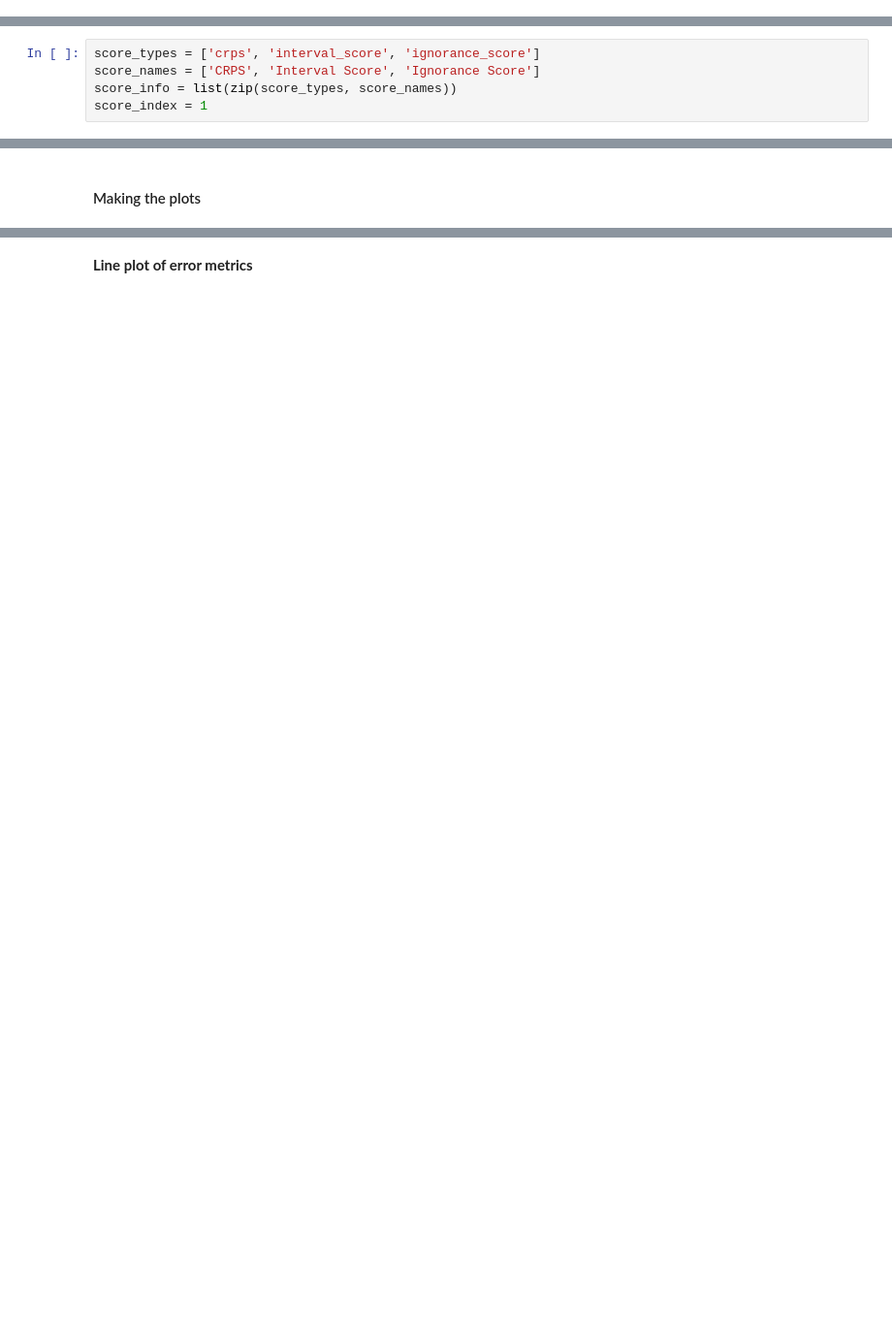
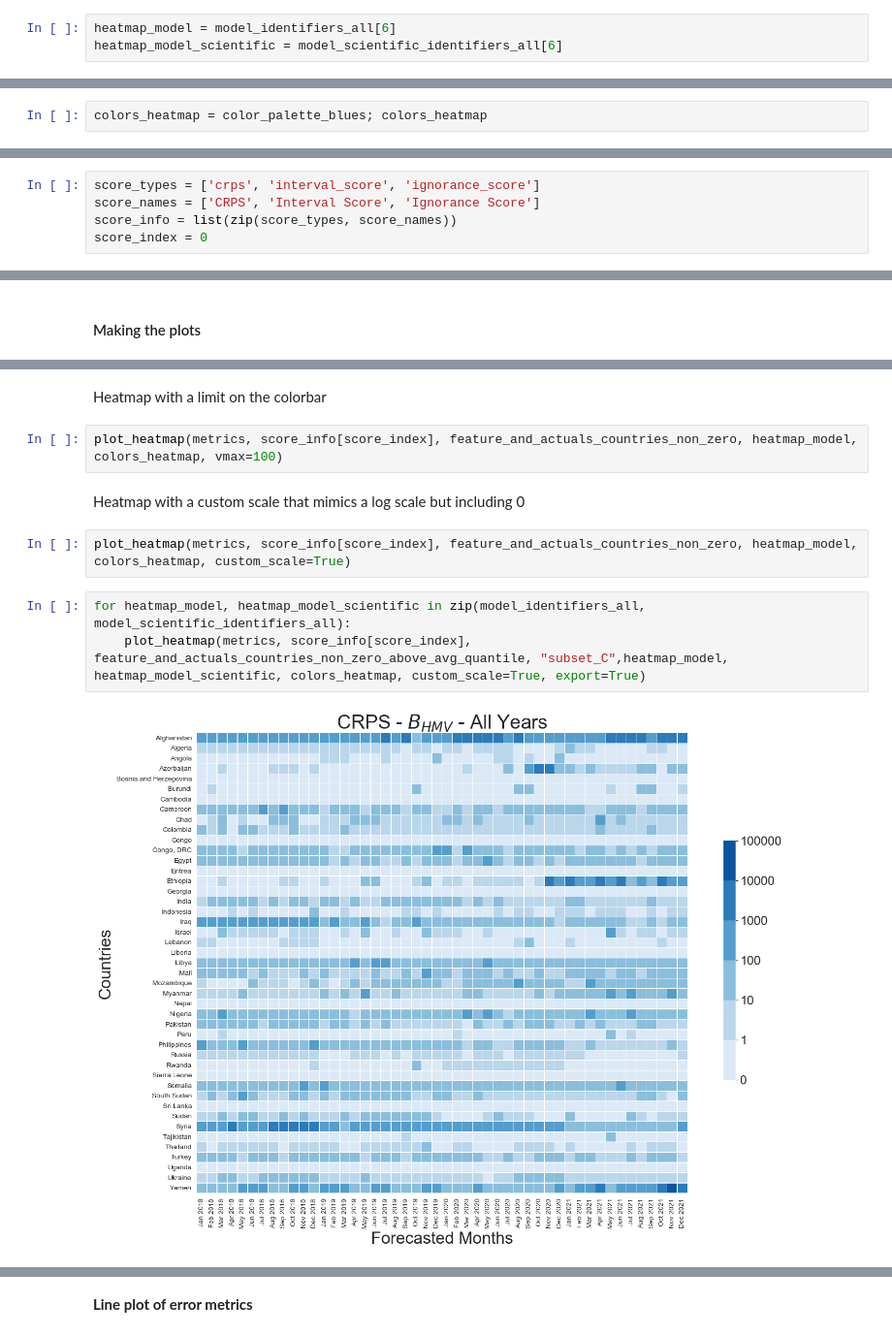
Before and after one commit to simondrauz/bachelor_thesis, a Jupyter notebook: plotting_error_metrics.ipynb, the cells around one changed output, grey strips where cells are left out. Shown at 97% size. Drawn from its saved outputs; the diff is of its cells as text; blank space fills up the shorter version.

```diff
--- a/plotting_error_metrics.ipynb
+++ b/plotting_error_metrics.ipynb
@@ -57,3 +64,6 @@ Loading the results as ungrouped dataframe (compare 'computing_error_metrics.ipy
 # Import metrics_structured
 metrics = pd.read_parquet(
     r'C:\Users\Uwe Drauz\Documents\bachelor_thesis_local\personal_competition_data\Results\metrics\metrics_structured.parquet')
+# %%
+heatmap_model = model_identifiers_all[6]
+heatmap_model_scientific = model_scientific_identifiers_all[6]
@@ -120,0 +194,2 @@ colors_lineplot
+# %%
+colors_heatmap = color_palette_blues; colors_heatmap
@@ -124,7 +212,7 @@ Setting Score information for plot
 score_types = ['crps', 'interval_score', 'ignorance_score']
 score_names = ['CRPS', 'Interval Score', 'Ignorance Score']
 score_info = list(zip(score_types, score_names))
-score_index = 1
+score_index = 0
 # %% [markdown]
 Processing the results from dictionary for plotting
 # %%
@@ -243,0 +598,13 @@ def plot_model_scores_scientific_labels(df, score_type, model_identifiers, scien
+# %% [markdown]
+Heatmap with a limit on the colorbar
+# %%
+plot_heatmap(metrics, score_info[score_index], feature_and_actuals_countries_non_zero, heatmap_model, colors_heatmap, vmax=100)
+# %% [markdown]
+Heatmap with a custom scale that mimics a log scale but including 0
+# %%
+plot_heatmap(metrics, score_info[score_index], feature_and_actuals_countries_non_zero, heatmap_model, colors_heatmap, custom_scale=True)
+# %%
+for heatmap_model, heatmap_model_scientific in zip(model_identifiers_all, model_scientific_identifiers_all):
+    plot_heatmap(metrics, score_info[score_index], feature_and_actuals_countries_non_zero_above_avg_quantile, "subset_C",heatmap_model, heatmap_model_scientific, colors_heatmap, custom_scale=True, export=True)
+# %% [output]
+[figure, added]
```
Also changed, not shown: parts of 68 cells of this notebook.
